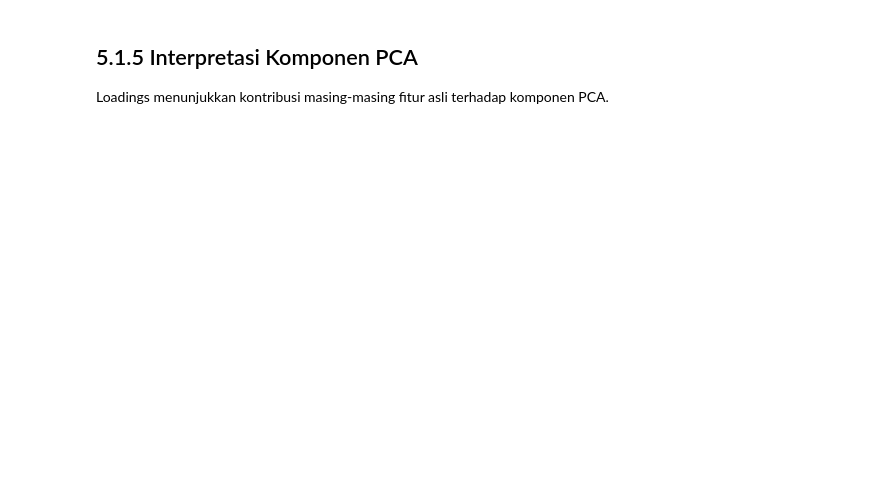
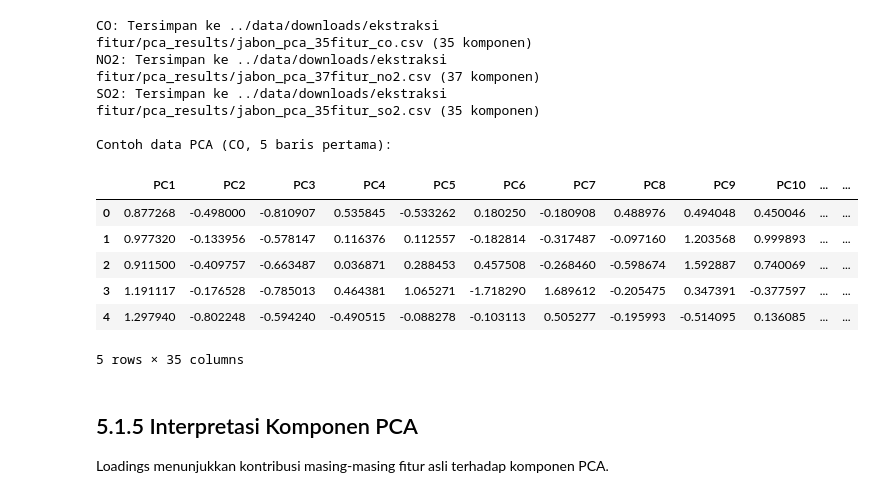
Before and after one commit to Rahardian-Ananta/PSD, a Jupyter notebook: 05_clustering/5.1_reduksi_dimensi_pca.ipynb, the cells around one changed output. Drawn from its saved outputs; the diff is of its cells as text; code cells hidden in the pictures; blank space fills up the shorter version.

```diff
--- a/05_clustering/5.1_reduksi_dimensi_pca.ipynb
+++ b/05_clustering/5.1_reduksi_dimensi_pca.ipynb
@@ -125,0 +187,24 @@ df_pca.head()
+# %%
+pca_dict = {}
+X_pca_dict = {}
+actual_n_components = {}
+
+for p in POLLUTANTS:
+    n_samples = X_scaled_dict[p].shape[0]
+    # Jumlah komponen PCA tidak bisa melebihi jumlah sampel
+    actual_k = min(N_COMPONENTS, n_samples)
+    actual_n_components[p] = actual_k
+
+    pca = PCA(n_components=actual_k)
+    X_pca = pca.fit_transform(X_scaled_dict[p])
+    pca_dict[p] = pca
+    X_pca_dict[p] = X_pca
+
+    total_var = sum(pca.explained_variance_ratio_) * 100
+    loss_var = (1 - sum(pca.explained_variance_ratio_)) * 100
+    print(f'{p}: {X_scaled_dict[p].shape[1]} → {X_pca.shape[1]} komponen')
+    if actual_k < N_COMPONENTS:
+        print(f'  Catatan: n_samples={n_samples} < {N_COMPONENTS}, menggunakan {actual_k} komponen')
+    print(f'  Total variance explained: {total_var:.2f}%')
+    print(f'  Sisa variance (loss): {loss_var:.2f}%')
+    print()
@@ -126,3 +225,32 @@ df_pca.head()
+# %%
+for p in POLLUTANTS:
+    n_comp = actual_n_components[p]
+    pca_columns = [f'PC{i+1}' for i in range(n_comp)]
+    df_pca = pd.DataFrame(X_pca_dict[p], columns=pca_columns)
+
+    # Tambahkan kolom metadata
+    df_meta = datasets[p][META_COLS].reset_index(drop=True)
+    df_out = pd.concat([df_meta, df_pca], axis=1)
+
+    out_path = f'{DATA_DIR}/pca_results/jabon_pca_{n_comp}fitur_{p.lower()}.csv'
+    df_out.to_csv(out_path, index=False)
+    print(f'{p}: Tersimpan ke {out_path} ({n_comp} komponen)')
+
+print(f'\nContoh data PCA (CO, 5 baris pertama):')
+df_pca.head()
+# %% [output]
+CO: Tersimpan ke ../data/downloads/ekstraksi fitur/pca_results/jabon_pca_35fitur_co.csv (35 komponen)
+NO2: Tersimpan ke ../data/downloads/ekstraksi fitur/pca_results/jabon_pca_37fitur_no2.csv (37 komponen)
+SO2: Tersimpan ke ../data/downloads/ekstraksi fitur/pca_results/jabon_pca_35fitur_so2.csv (35 komponen)
+
+Contoh data PCA (CO, 5 baris pertama):
+|  | PC1 | PC2 | PC3 | PC4 | PC5 | PC6 | PC7 | PC8 | PC9 | PC10 | ... | ... |
+| 0 | 0.877268 | -0.498000 | -0.810907 | 0.535845 | -0.533262 | 0.180250 | -0.180908 | 0.488976 | 0.494048 | 0.450046 | ... | ... |
+| 1 | 0.977320 | -0.133956 | -0.578147 | 0.116376 | 0.112557 | -0.182814 | -0.317487 | -0.097160 | 1.203568 | 0.999893 | ... | ... |
+| 2 | 0.911500 | -0.409757 | -0.663487 | 0.036871 | 0.288453 | 0.457508 | -0.268460 | -0.598674 | 1.592887 | 0.740069 | ... | ... |
+| 3 | 1.191117 | -0.176528 | -0.785013 | 0.464381 | 1.065271 | -1.718290 | 1.689612 | -0.205475 | 0.347391 | -0.377597 | ... | ... |
+| 4 | 1.297940 | -0.802248 | -0.594240 | -0.490515 | -0.088278 | -0.103113 | 0.505277 | -0.195993 | -0.514095 | 0.136085 | ... | ... |
+5 rows × 35 columns
 # %% [markdown]
 ## 5.1.5 Interpretasi Komponen PCA
 
```
Also changed, not shown: parts of 20 cells of this notebook, 45 other files.
